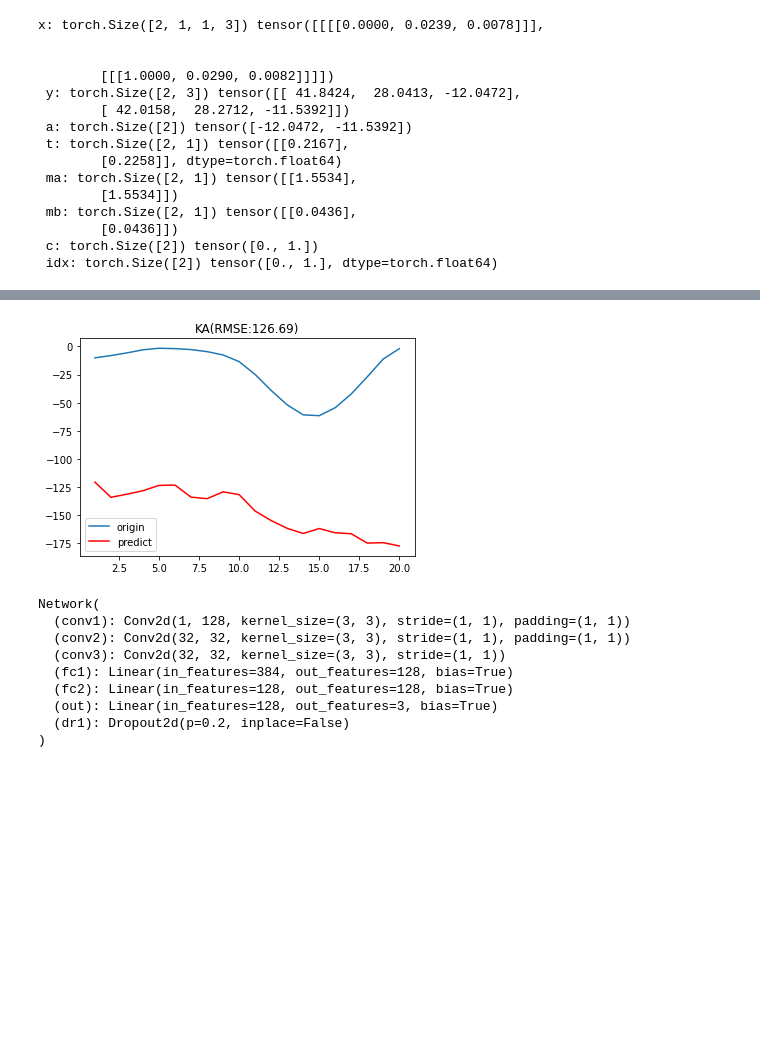
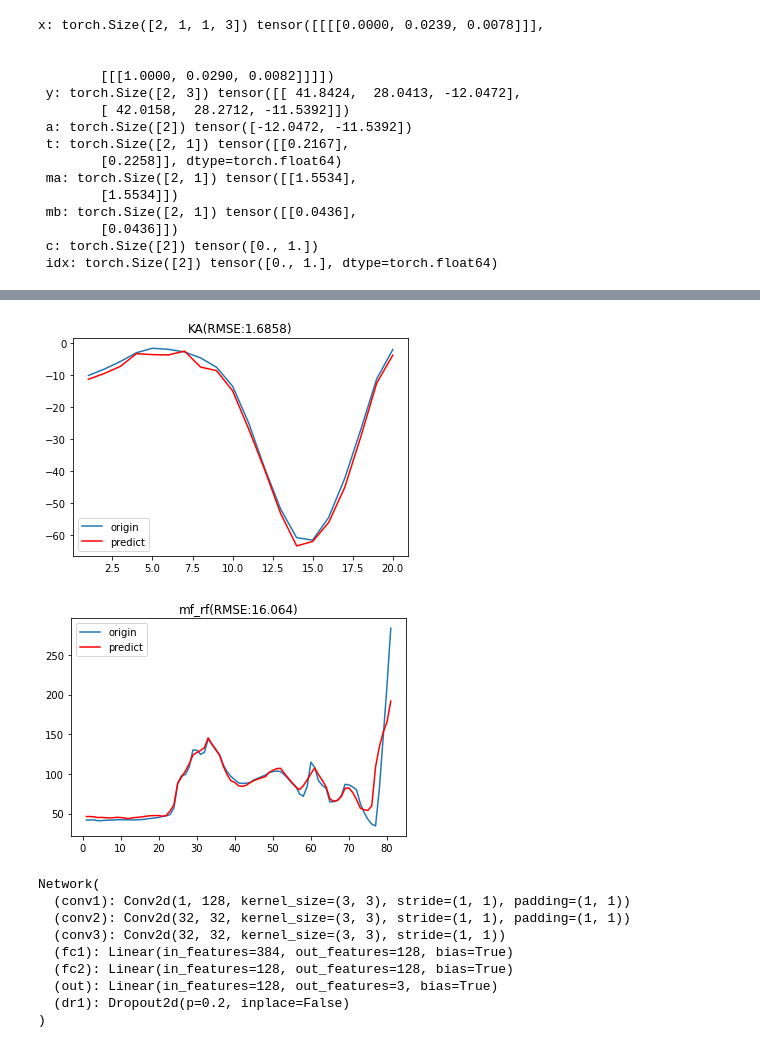
Before and after one commit to cwdao/torchlearn, a Jupyter notebook: src/cnn_emgmf_try_newloss.ipynb, the cells around one changed output, grey strips where cells are left out. Saved outputs shown, nothing was run; the diff lists cells and outputs as text; code cells hidden in the pictures; blank space fills up the shorter version.

```diff
--- a/src/cnn_emgmf_try_newloss.ipynb
+++ b/src/cnn_emgmf_try_newloss.ipynb
@@ -73,7 +71,7 @@ class visdom_account:
         self.base_url = "/"
         self.username = "admin"
         self.passward = "1234"
-        self.evns = "train4"
+        self.evns = "train42"
 viz_acnt = visdom_account()
 vislogDir = model_Dir+'vislog//'
 if not os.path.exists(vislogDir):
@@ -557,13 +555,13 @@ train_loader = torch.utils.data.DataLoader(train_set, batch_size=1,shuffle=False
 test_loader = torch.utils.data.DataLoader(test_set, batch_size=1,shuffle=True)
 # optimizer = torch.optim.Adam(net.parameters(),
 #         lr=0.00002)
-optimizer = torch.optim.Adam(net.parameters())
-# lr_schedule = torch.optim.lr_scheduler.StepLR(\
-#         optimizer, 1, gamma=0.8, last_epoch=-1)
+optimizer = torch.optim.Adam(net.parameters(),lr=0.001)
+lr_schedule = torch.optim.lr_scheduler.StepLR(\
+        optimizer, 300, gamma=0.5, last_epoch=-1)
 # 初始化 visdom
 viz.close()
 viz = viz_init()
-vislogDir = './/vislog_ndata//cnn//'
+# vislogDir = './/vislog_ndata//cnn//'
 if not os.path.exists(vislogDir):
     os.makedirs(vislogDir)
 viz = Visdom(env=viz_acnt.evns, log_to_filename=vislogDir+'vislog_'+get_current_time())
@@ -574,7 +572,7 @@ vizx = 0
 # total_test_correct = 0
 # totaltest = 0
 # 训练过程
-epoch_num = 40000
+epoch_num = 1500
 net.to(device)
 for epoch in range(epoch_num):
     # 训练部分
@@ -635,12 +633,14 @@ for epoch in range(epoch_num):
         # viz.line([float(torch.sigmoid(new_loss))],[vizx],win='sig_new_loss_per_100_Epoch', name='New_loss',\
         #     update='append',opts=dict(title='sigmoid(new_loss)_per 100 Epoch',xlabel='100 epoch',ylabel='loss'))
     # 定期保存
-    if (epoch+1)%1 == 0:
+    if (epoch+1)%100 == 0:
         timeForSave = datetime.datetime.now().strftime('%Y_%m_%d_%H_%M_%S')
         checkpointPath = ckpDir+'emgsk_ep_'+str(epoch+1)+'_'+timeForSave+'.pth'
         c_state = {'model': net.state_dict(), 'optimizer': optimizer.state_dict(), 'epoch': epoch}
         torch.save(c_state, checkpointPath)
 
+    lr_schedule.step()
+
 # checkpointPath_model = model_Dir+'c_final_'+'acc'+str(int(total_test_acc*10000))+'_'+timeForSave+'.pth'
 checkpointPath_model = model_Dir+'kmmf_final_'+'_'+timeForSave+'.pth'
 torch.save(net.state_dict(),checkpointPath_model)
@@ -705,4 +704,4 @@ plt.plot(x, predict_show[:,0,column], color='red', label='predict')
 plt.legend()
 plt.show()
 # %% [output]
-[figure, old version]
+[figure, new version]
@@ -708,0 +719,42 @@ plt.show()
+# %%
+show_x = data_123_tr
+show_y = data_457_tr_y
+show_l = 81
+column = 0
+mf_namelist = ['mf_rf','mf_bm','ka']
+net3 = net
+net = net2
+net.eval()
+net.to('cpu')
+criterion = torch.nn.MSELoss()
+# predict = net(show_x)
+# predict = predict.data.numpy()
+train_loader = torch.utils.data.DataLoader(train_set, batch_size=1,shuffle=False)
+test_loader = torch.utils.data.DataLoader(test_set, batch_size=1,shuffle=False)
+predict_show = []
+y_show = []
+for batch in train_loader:
+    s_x,s_y,_,_,_,_,_,_ = batch
+    predict = net(s_x)
+    pred2 = predict.detach().numpy()
+    predict_show.append(pred2)
+    trainloss = criterion(predict, s_y)
+    y_s = s_y.detach().numpy()
+    y_show.append(y_s)
+predict_show = np.array(predict_show)
+y_show = np.array(y_show)
+# MSE_show = criterion(predict[:,column], show_y[:,column])
+MSE_show =  criterion(torch.Tensor(predict_show[:,:,column]), torch.Tensor(y_show[:,:,column]))
+predict = predict.data.numpy()
+# 建立等差数列，（起始，终止，个数）
+x = np.linspace(1,show_l,show_l)
+
+plt.title(mf_namelist[column]+'(RMSE:'+str('%.5g' % torch.sqrt(MSE_show))+')')
+# plt.plot(x , show_y[:,column], label='origin')
+plt.plot(x , show_y[:,column], label='origin')
+# plt.plot(x, predict[:,column], color='red', label='predict')
+plt.plot(x, predict_show[:,0,column], color='red', label='predict')
+plt.legend()
+plt.show()
+# %% [output]
+[figure, added]
```
Also changed, not shown: parts of 10 cells of this notebook, 10 other files.
